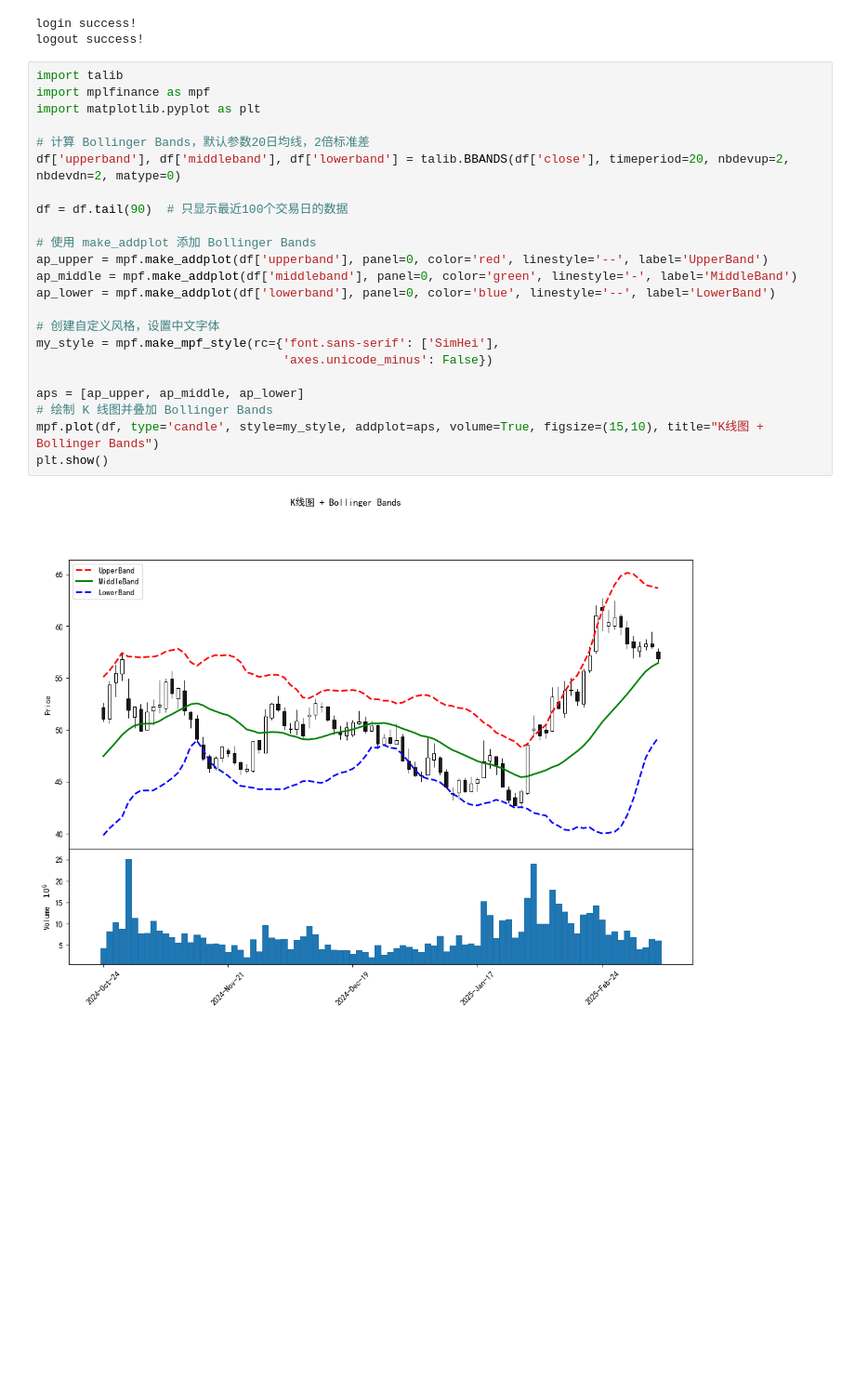
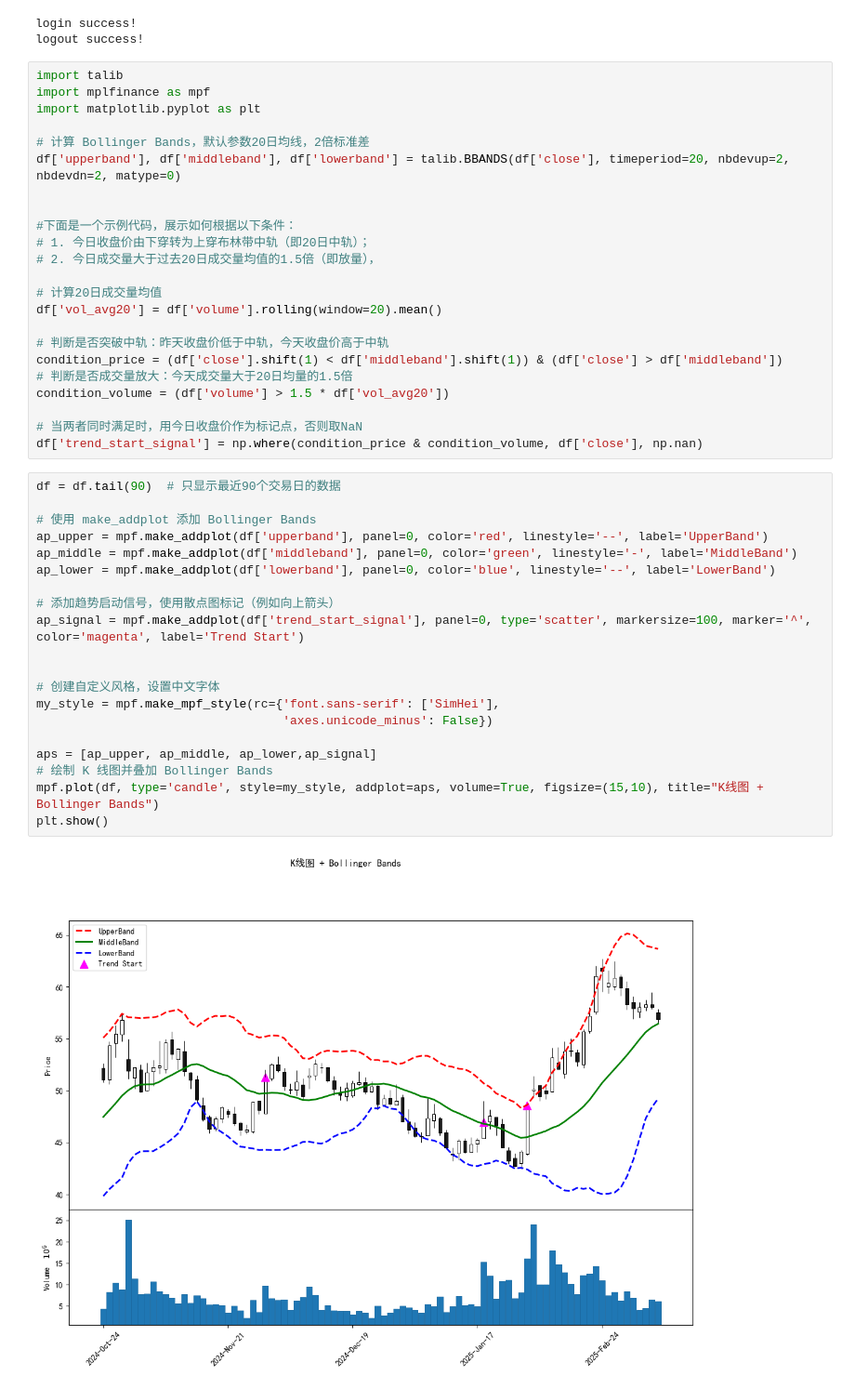
Before and after one commit to Ted88368/quant_in_action, a Jupyter notebook: ta-lib/ex02.ipynb, the cells around one changed output. Shown at 93% size. Cells and saved outputs as stored; diff of their text form; blank space fills up the shorter version.

```diff
--- a/ta-lib/ex02.ipynb
+++ b/ta-lib/ex02.ipynb
@@ -51,28 +51,48 @@ df = get_k_data(stock_code, start_date, end_date)
 # %% [output]
 login success!
 logout success!
+# %%
+import talib
+import mplfinance as mpf
+import matplotlib.pyplot as plt
+
+# 计算 Bollinger Bands，默认参数20日均线，2倍标准差
+df['upperband'], df['middleband'], df['lowerband'] = talib.BBANDS(df['close'], timeperiod=20, nbdevup=2, nbdevdn=2, matype=0)
+
+
+#下面是一个示例代码，展示如何根据以下条件：
+# 1. 今日收盘价由下穿转为上穿布林带中轨（即20日中轨）；
+# 2. 今日成交量大于过去20日成交量均值的1.5倍（即放量），
+
+# 计算20日成交量均值
+df['vol_avg20'] = df['volume'].rolling(window=20).mean()
+
+# 判断是否突破中轨：昨天收盘价低于中轨，今天收盘价高于中轨
+condition_price = (df['close'].shift(1) < df['middleband'].shift(1)) & (df['close'] > df['middleband'])
+# 判断是否成交量放大：今天成交量大于20日均量的1.5倍
+condition_volume = (df['volume'] > 1.5 * df['vol_avg20'])
+
+# 当两者同时满足时，用今日收盘价作为标记点，否则取NaN
+df['trend_start_signal'] = np.where(condition_price & condition_volume, df['close'], np.nan)
 # %%
-import talib
-import mplfinance as mpf
-import matplotlib.pyplot as plt
-
-# 计算 Bollinger Bands，默认参数20日均线，2倍标准差
-df['upperband'], df['middleband'], df['lowerband'] = talib.BBANDS(df['close'], timeperiod=20, nbdevup=2, nbdevdn=2, matype=0)
-
-df = df.tail(90)  # 只显示最近100个交易日的数据
+df = df.tail(90)  # 只显示最近90个交易日的数据
 
 # 使用 make_addplot 添加 Bollinger Bands
 ap_upper = mpf.make_addplot(df['upperband'], panel=0, color='red', linestyle='--', label='UpperBand')
 ap_middle = mpf.make_addplot(df['middleband'], panel=0, color='green', linestyle='-', label='MiddleBand')
 ap_lower = mpf.make_addplot(df['lowerband'], panel=0, color='blue', linestyle='--', label='LowerBand')
 
+# 添加趋势启动信号，使用散点图标记（例如向上箭头）
+ap_signal = mpf.make_addplot(df['trend_start_signal'], panel=0, type='scatter', markersize=100, marker='^', color='magenta', label='Trend Start')
+
+
 # 创建自定义风格，设置中文字体
 my_style = mpf.make_mpf_style(rc={'font.sans-serif': ['SimHei'],
                                   'axes.unicode_minus': False})
 
-aps = [ap_upper, ap_middle, ap_lower]
+aps = [ap_upper, ap_middle, ap_lower,ap_signal]
 # 绘制 K 线图并叠加 Bollinger Bands
 mpf.plot(df, type='candle', style=my_style, addplot=aps, volume=True, figsize=(15,10), title="K线图 + Bollinger Bands")
 plt.show()
 # %% [output]
-[figure, old version]
+[figure, new version]
```
